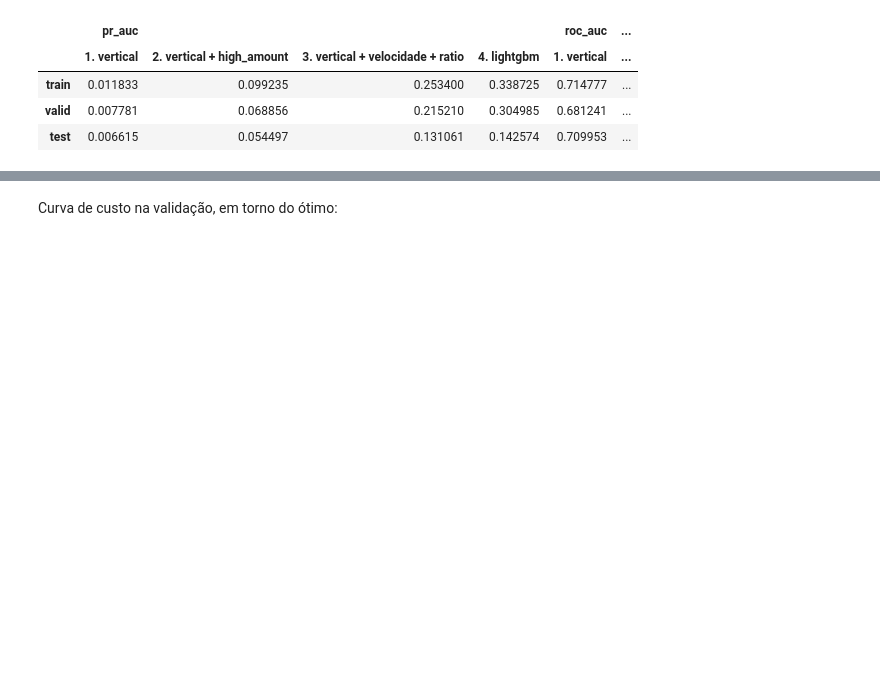
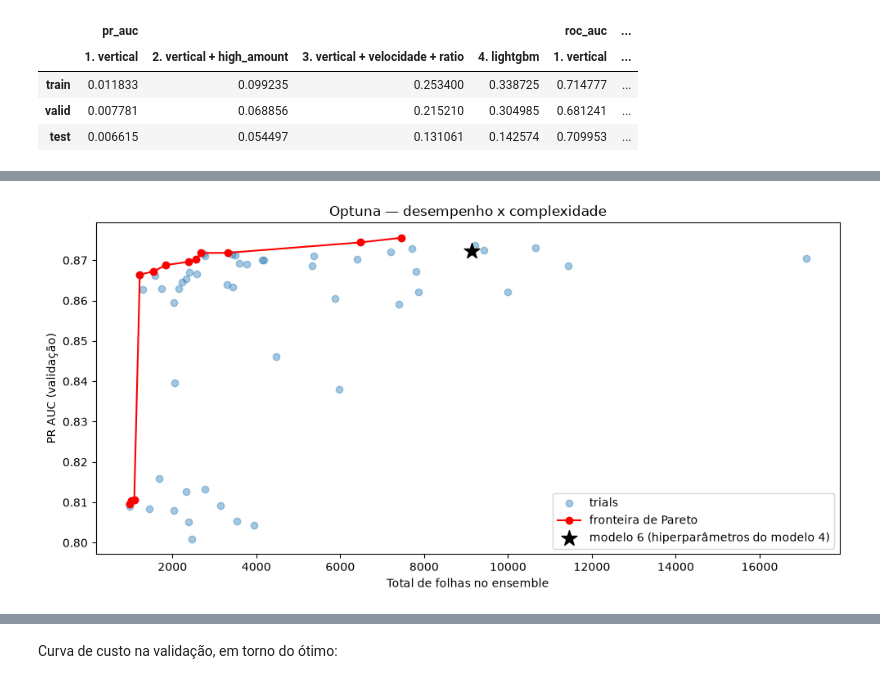
Before and after one commit to bmservilha/nuvemshop_case, a Jupyter notebook: notebooks/2_Modelagem.ipynb, the cells around one changed output, grey strips where cells are left out. Cells and saved outputs as stored; diff of their text form; code cells hidden in the pictures; blank space fills up the shorter version.

```diff
--- a/notebooks/2_Modelagem.ipynb
+++ b/notebooks/2_Modelagem.ipynb
@@ -394,0 +666,15 @@ pd.concat(
+# %%
+fig, ax = plt.subplots(figsize=(10, 5))
+all_trials = np.array([t.values for t in study.trials if t.values is not None])
+ax.scatter(all_trials[:, 1], all_trials[:, 0], alpha=0.4, label="trials")
+ax.plot(pareto["total_leaves"], pareto["valid_pr_auc"], "o-", color="red", label="fronteira de Pareto")
+ax.scatter(total_leaves(model_6), average_precision_score(valid[target], model_6.predict_proba(X_valid_6)[:, 1]),
+           marker="*", s=200, color="black", label="modelo 6 (hiperparâmetros do modelo 4)", zorder=3)
+ax.set_xlabel("Total de folhas no ensemble")
+ax.set_ylabel("PR AUC (validação)")
+ax.set_title("Optuna — desempenho x complexidade")
+ax.legend()
+plt.tight_layout()
+plt.show()
+# %% [output]
+[figure, added]
```
Also changed, not shown: parts of 30 cells of this notebook, 2 other files.
